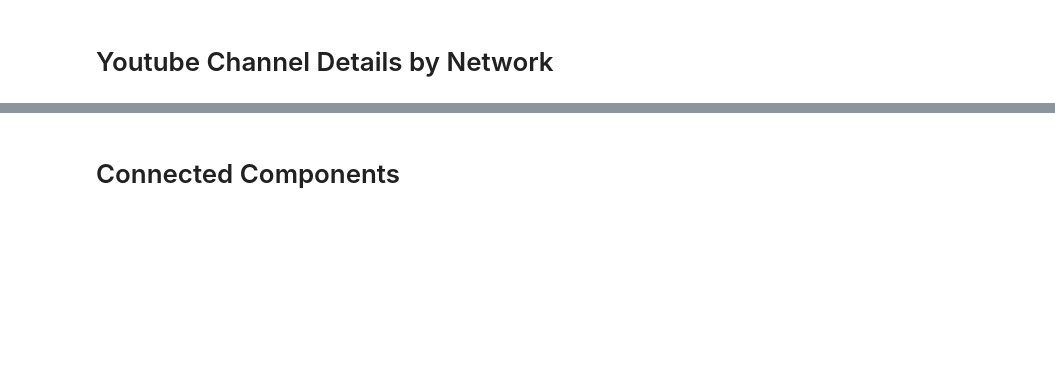
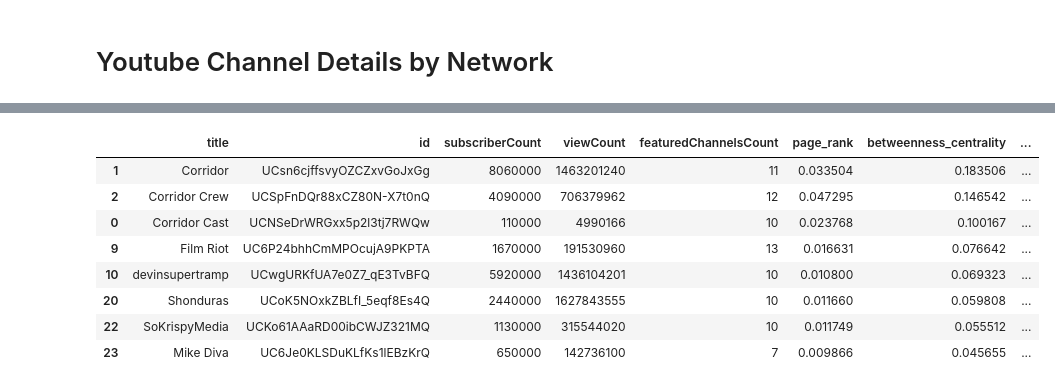
Before and after one commit to DanOvad/youtube-channel-analysis, a Jupyter notebook: youtube_data.ipynb, the cells around one changed output, grey strips where cells are left out. Drawn from its saved outputs; the diff is of its cells as text; code cells hidden in the pictures; blank space fills up the shorter version.

```diff
--- a/youtube_data.ipynb
+++ b/youtube_data.ipynb
@@ -277,2 +137,0 @@ POS = nx.drawing.layout.circular_layout(G)
-# %%
-G = graph_channels(nbc_2_network)
@@ -303,2 +137,0 @@ vector = pd.Series(data = V1, index = CHANNELIDS)
-# %%
-DF['v1'] = DF['id'].map(lambda x:vector[x])
@@ -307,4 +151,17 @@ len(CHANNELIDS)
+# %%
+betweenness_dict = nx.betweenness_centrality(G)
+in_degree_dict = nx.in_degree_centrality(G)
+DF['betweenness_centrality'] = DF['id'].map(lambda x:betweenness_dict[x])
+DF['in_degree_centrality'] = DF['id'].map(lambda x:in_degree_dict[x])
 # %%
-DF[['title','id','subscriberCount','viewCount','v1','featuredChannelsCount']].sort_values('v1', ascending=False).head(20)
+DF[['title','id','subscriberCount','viewCount','featuredChannelsCount', 'page_rank','betweenness_centrality','in_degree_centrality']].sort_values('betweenness_centrality', ascending=False).head(8)
+# %% [output]
+|  | title | id | subscriberCount | viewCount | featuredChannelsCount | page_rank | betweenness_centrality | ... |
+| 1 | Corridor | UCsn6cjffsvyOZCZxvGoJxGg | 8060000 | 1463201240 | 11 | 0.033504 | 0.183506 | ... |
+| 2 | Corridor Crew | UCSpFnDQr88xCZ80N-X7t0nQ | 4090000 | 706379962 | 12 | 0.047295 | 0.146542 | ... |
+| 0 | Corridor Cast | UCNSeDrWRGxx5p2l3tj7RWQw | 110000 | 4990166 | 10 | 0.023768 | 0.100167 | ... |
+| 9 | Film Riot | UC6P24bhhCmMPOcujA9PKPTA | 1670000 | 191530960 | 13 | 0.016631 | 0.076642 | ... |
+| 10 | devinsupertramp | UCwgURKfUA7e0Z7_qE3TvBFQ | 5920000 | 1436104201 | 10 | 0.010800 | 0.069323 | ... |
+| 20 | Shonduras | UCoK5NOxkZBLfI_5eqf8Es4Q | 2440000 | 1627843555 | 10 | 0.011660 | 0.059808 | ... |
+| 22 | SoKrispyMedia | UCKo61AAaRD00ibCWJZ321MQ | 1130000 | 315544020 | 10 | 0.011749 | 0.055512 | ... |
+| 23 | Mike Diva | UC6Je0KLSDuKLfKs1lEBzKrQ | 650000 | 142736100 | 7 | 0.009866 | 0.045655 | ... |
-# %% [markdown]
-# Connected Components
```
Also changed, not shown: parts of 69 cells of this notebook, 1 other file.
